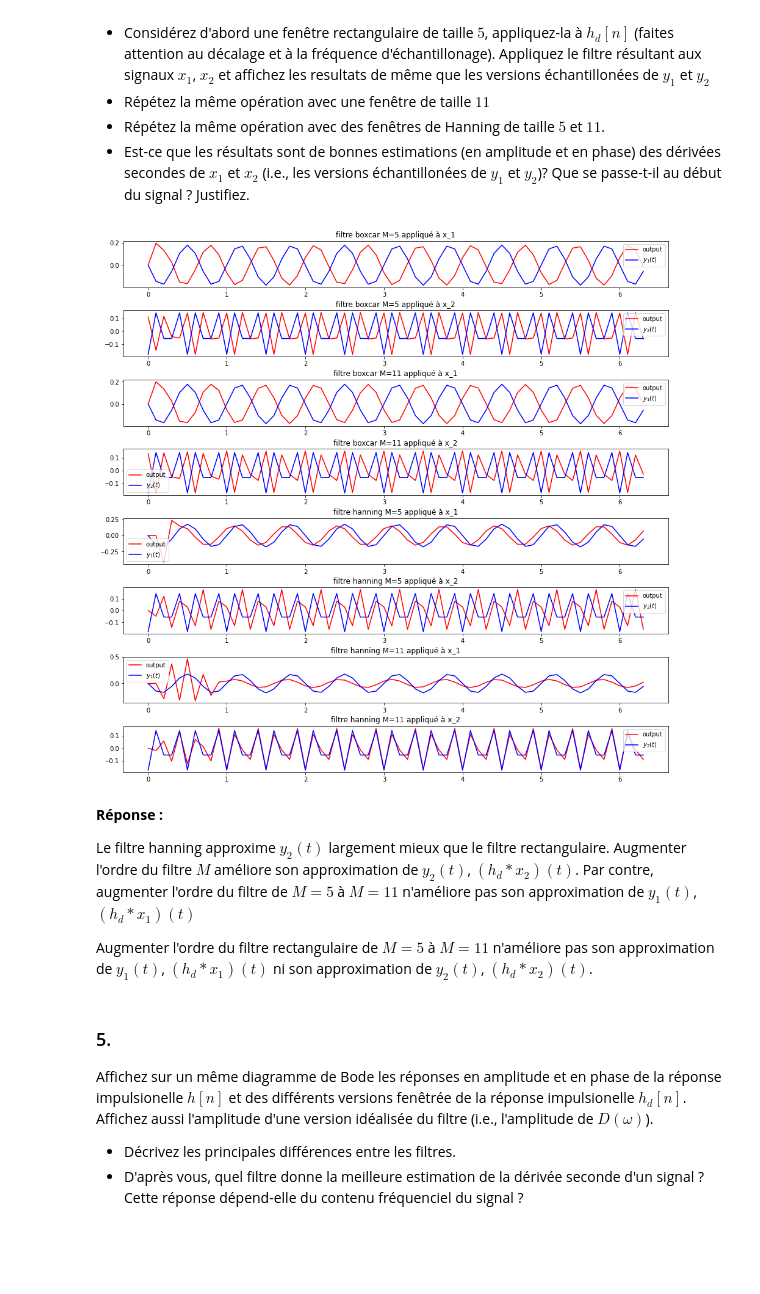
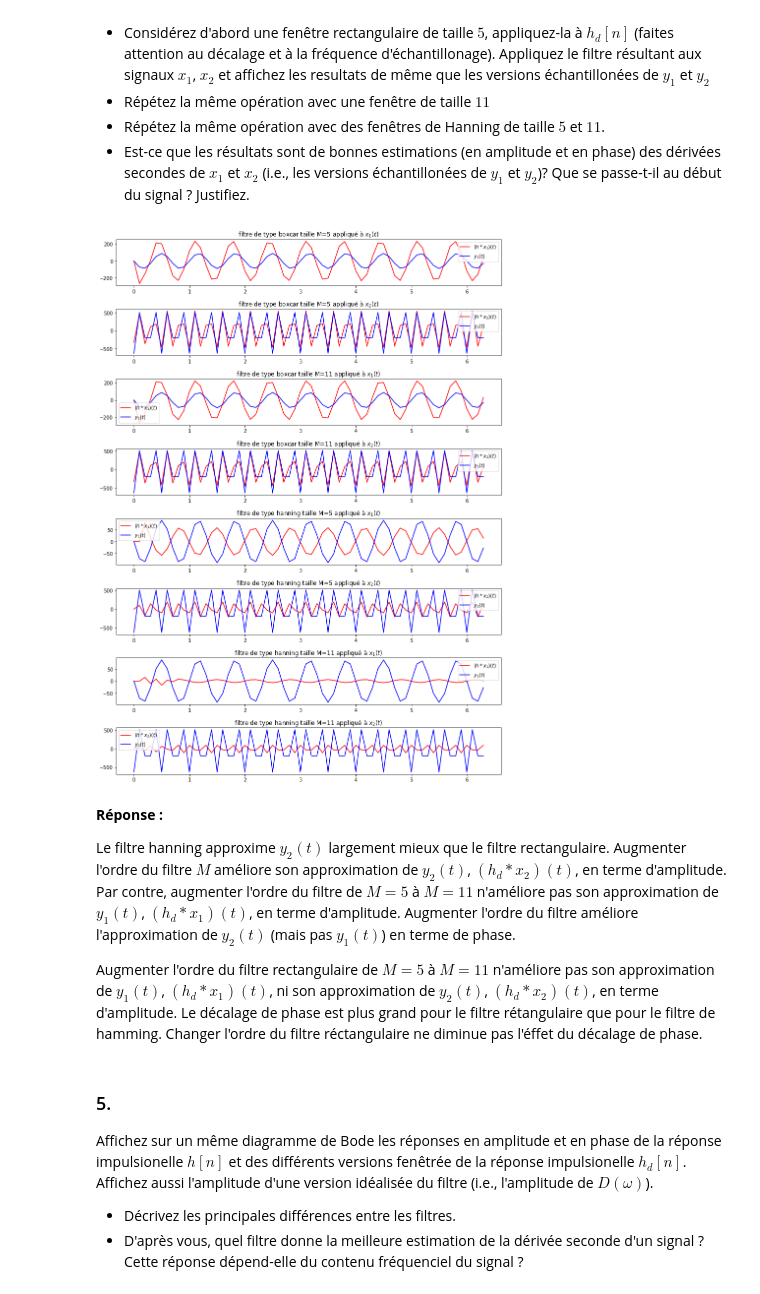
Before and after one commit to ArdenDiak/EE_350, a Jupyter notebook: Lab5/lab5.ipynb, the cells around one changed output. Saved outputs shown, nothing was run; the diff lists cells and outputs as text; code cells hidden in the pictures; blank space fills up the shorter version.

```diff
--- a/Lab5/lab5.ipynb
+++ b/Lab5/lab5.ipynb
@@ -94,8 +99,8 @@ x1= np.sin(1.5 * (2*np.pi*t))
 x2= np.cos(4 * (2*np.pi*t))
 
 #second derivatives
-y1= -9*(np.pi**2) * np.cos(1.5 * (2*np.pi*t))
-y2= -64*(np.pi**2) * np.sin(4 * (2*np.pi*t))
+y1= -9*(np.pi**2) * np.sin(1.5 * (2*np.pi*t))
+y2= -64*(np.pi**2) * np.cos(4 * (2*np.pi*t))
 
 # frequency response of digital filter
 h=  np.array([100, -200, 100])
@@ -108,10 +113,12 @@ out2 = np.convolve(x2, h, 'full')[:-2]
 fig, axs = plt.subplots(2,1, figsize=(14,10))
 
 pts= len(t) #number of points to observe in graph
-axs[0].plot(t,out1)
-axs[0].plot(t,y1)
+axs[0].plot(t,out1,label="$(h*x_1)(t)$")
+axs[0].plot(t,y1,label="$y_1(t)$")
+axs[0].legend()
 
-axs[1].plot(t,out2)
-axs[1].plot(t,y2)
+axs[1].plot(t,out2,label="$(h*x_2)(t)$")
+axs[1].plot(t,y2,label="$y_2(t)$")
+axs[1].legend()
 plt.show()
 # %% [output]
@@ -148,9 +175,6 @@ Afin d'être implémenté, le signal $h_d[n]$ doit être fenêtré.
 * Répétez la même opération avec des fenêtres de Hanning de taille $5$ et $11$.
 * Est-ce que les résultats sont de bonnes estimations (en amplitude et en phase) des dérivées secondes de $x_1$ et $x_2$ (i.e., les versions échantillonées de $y_1$ et $y_2$)? Que se passe-t-il au début du signal ? Justifiez.
 # %%
-def normVect(vect):
-    vect= vect / np.linalg.norm(vect)
-
 def resp_plt(a_coeffs, b_coeffs, window_type, win_size, axs):
     num_samples= 64
     f_e= 10 #Hz
@@ -163,61 +187,62 @@ def resp_plt(a_coeffs, b_coeffs, window_type, win_size, axs):
     #derivatives
     y1= -9*(np.pi**2) * np.sin(1.5 * (2*np.pi*t))
     y2= -64*(np.pi**2) * np.cos(4 * (2*np.pi*t))
-    y1 /= np.linalg.norm(y1)
-    y2 /= np.linalg.norm(y2)
 
     # frequency response of digital filter
 
-#     (t_out, h_d) = signal.dimpulse((b_coeffs, a_coeffs, 1),n=num_samples)
-#     h_d = np.squeeze(h_d)
+    (t_out, h_d) = signal.dimpulse((b_coeffs, a_coeffs, 1),n=num_samples)
+    h_d = np.squeeze(h_d)
 
     #apply the window to h_d[n]
-    w= signal.get_window(window_type, win_size)
-    h_d_windowed = b_coeffs[:win_size]*w
+    w= signal.get_window(window_type, win_size, fftbins=False)
+    h_d_windowed = h_d[:win_size]*w
 
     out1 = np.convolve(x1, h_d_windowed)
     out2 = np.convolve(x2, h_d_windowed)
-    out1 /= np.linalg.norm(out1)
-    out2 /= np.linalg.norm(out2)
 
-    axs[0].plot(t, out1[:len(t)], color='r', label="output")
+    axs[0].plot(t, out1[:len(t)], color='r', label="$(h*x_1)(t)$")
     axs[0].plot(t, y1, color='b', label="$y_1(t)$")
-    axs[0].set_title("filtre {} M={} appliqué à x_1".format(window_type, win_size))
+    axs[0].set_title("filtre de type {} taille M={} appliqué à $x_1(t)$".format(window_type, win_size))
     axs[0].legend()
     #axs[0].plot(t, y1, color='g')
 
-    axs[1].plot(t, out2[:len(t)], color='r', label="output")
+    axs[1].plot(t, out2[:len(t)], color='r', label="$(h*x_2)(t)$")
     axs[1].plot(t, y2, color='b', label="$y_2(t)$")
-    axs[1].set_title("filtre {} M={} appliqué à x_2".format(window_type, win_size))
+    axs[1].set_title("filtre de type {} taille M={} appliqué à $x_2(t)$".format(window_type, win_size))
     axs[1].legend()
     #axs[1].plot(t, y2, color='g')
 
 
 # frequency response of digital filter
 a= np.zeros(num_samples)
 a[0]= 1.0
+f_e=10 #Hz
 b= np.zeros(num_samples)
-for n in range(1, num_samples+1): #avoid div by zero
-    b[n-1]= (-2/n) * np.cos(np.pi * n)
+for n in range(num_samples): #avoid div by zero
+    if(n == 0):
+        b[n]= -((np.pi**2) /3) * (f_e**2)
+    else:
+        b[n]= (-2/n) * np.cos(np.pi * n) * (f_e**2)
 
-fig, axs = plt.subplots(8, 1, figsize=(16,16))
+
+fig, axs = plt.subplots(8, 1, figsize=(14,20))
 fig.subplots_adjust(hspace = 0.5)
 
 resp_plt(a, b, 'boxcar', 5, [axs[0], axs[1]])
 resp_plt(a, b, 'boxcar', 11, [axs[2], axs[3]])
 
 resp_plt(a, b, 'hanning', 5, [axs[4], axs[5]])
 resp_plt(a, b, 'hanning', 11, [axs[6], axs[7]])
 
 plt.show()
 # %% [output]
-[figure, old version]
+[figure, new version]
 # %% [markdown]
 **Réponse :**
 
-Le filtre hanning approxime $y_2(t)$ largement mieux que le filtre rectangulaire. Augmenter l'ordre du filtre $M$ améliore son approximation de $y_2(t)$, $(h_d * x_2)(t)$. Par contre, augmenter l'ordre du filtre de $M=5$ à $M=11$ n'améliore pas son approximation de $y_1(t)$, $(h_d * x_1)(t)$
+Le filtre hanning approxime $y_2(t)$ largement mieux que le filtre rectangulaire. Augmenter l'ordre du filtre $M$ améliore son approximation de $y_2(t)$, $(h_d * x_2)(t)$, en terme d'amplitude. Par contre, augmenter l'ordre du filtre de $M=5$ à $M=11$ n'améliore pas son approximation de $y_1(t)$, $(h_d * x_1)(t)$, en terme d'amplitude. Augmenter l'ordre du filtre améliore l'approximation de $y_2(t)$ (mais pas $y_1(t)$) en terme de phase.
 
-Augmenter l'ordre du filtre rectangulaire de $M=5$ à $M=11$ n'améliore pas son approximation de $y_1(t)$, $(h_d * x_1)(t)$ ni son approximation de $y_2(t)$, $(h_d * x_2)(t)$.
+Augmenter l'ordre du filtre rectangulaire de $M=5$ à $M=11$ n'améliore pas son approximation de $y_1(t)$, $(h_d * x_1)(t)$, ni son approximation de $y_2(t)$, $(h_d * x_2)(t)$, en terme d'amplitude. Le décalage de phase est plus grand pour le filtre rétangulaire que pour le filtre de hamming. Changer l'ordre du filtre réctangulaire ne diminue pas l'éffet du décalage de phase.
 # %% [markdown]
 ### 5.
 
```
Also changed, not shown: parts of 16 cells of this notebook.
